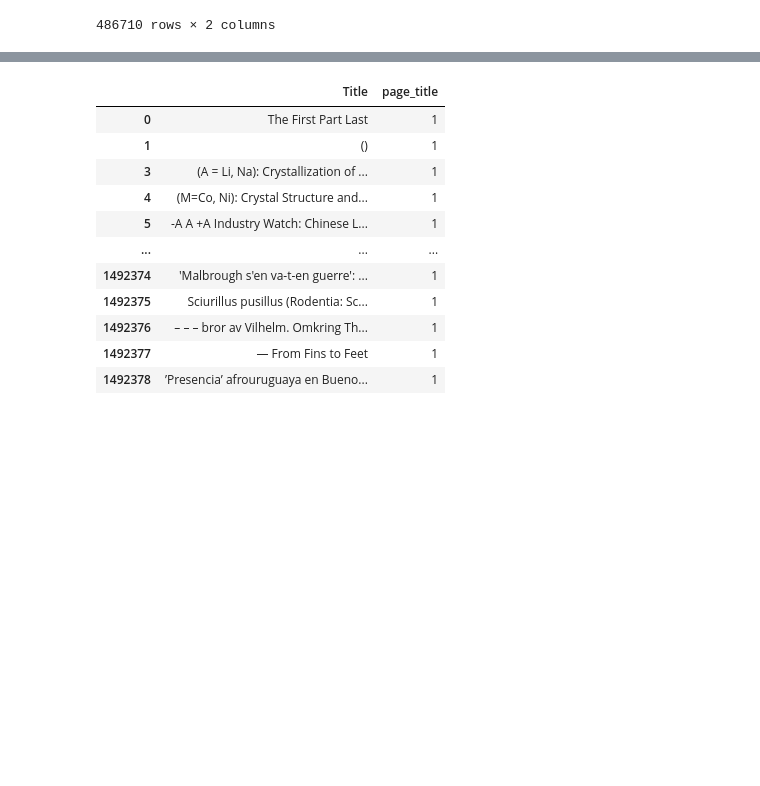
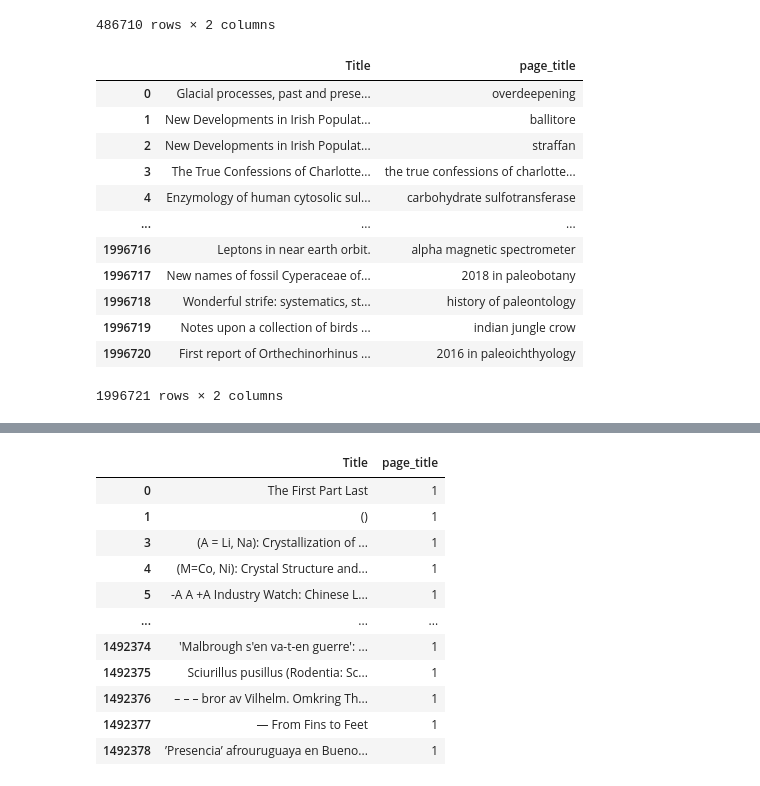
Before and after one commit to stepkurniawan/network-analysis-wikipedia-journals, a Jupyter notebook: codes/3_Data_Analysis.ipynb, the cells around one changed output, grey strips where cells are left out. Saved outputs shown, nothing was run; the diff lists cells and outputs as text; code cells hidden in the pictures; blank space fills up the shorter version.

```diff
--- a/codes/3_Data_Analysis.ipynb
+++ b/codes/3_Data_Analysis.ipynb
@@ -386,3 +398,19 @@ df_wikipedia_vs_article
 | 486708 | ‘ofa likiliki | 3 |
 | 486709 | ♯p | 1 |
 486710 rows × 2 columns
+# %%
+df_article
+# %% [output]
+|  | Title | page_title |
+| 0 | Glacial processes, past and prese... | overdeepening |
+| 1 | New Developments in Irish Populat... | ballitore |
+| 2 | New Developments in Irish Populat... | straffan |
+| 3 | The True Confessions of Charlotte... | the true confessions of charlotte... |
+| 4 | Enzymology of human cytosolic sul... | carbohydrate sulfotransferase |
+| ... | ... | ... |
+| 1996716 | Leptons in near earth orbit. | alpha magnetic spectrometer |
+| 1996717 | New names of fossil Cyperaceae of... | 2018 in paleobotany |
+| 1996718 | Wonderful strife: systematics, st... | history of paleontology |
+| 1996719 | Notes upon a collection of birds ... | indian jungle crow |
+| 1996720 | First report of Orthechinorhinus ... | 2016 in paleoichthyology |
+1996721 rows × 2 columns
```
Also changed, not shown: parts of 10 cells of this notebook, 1 other file.
